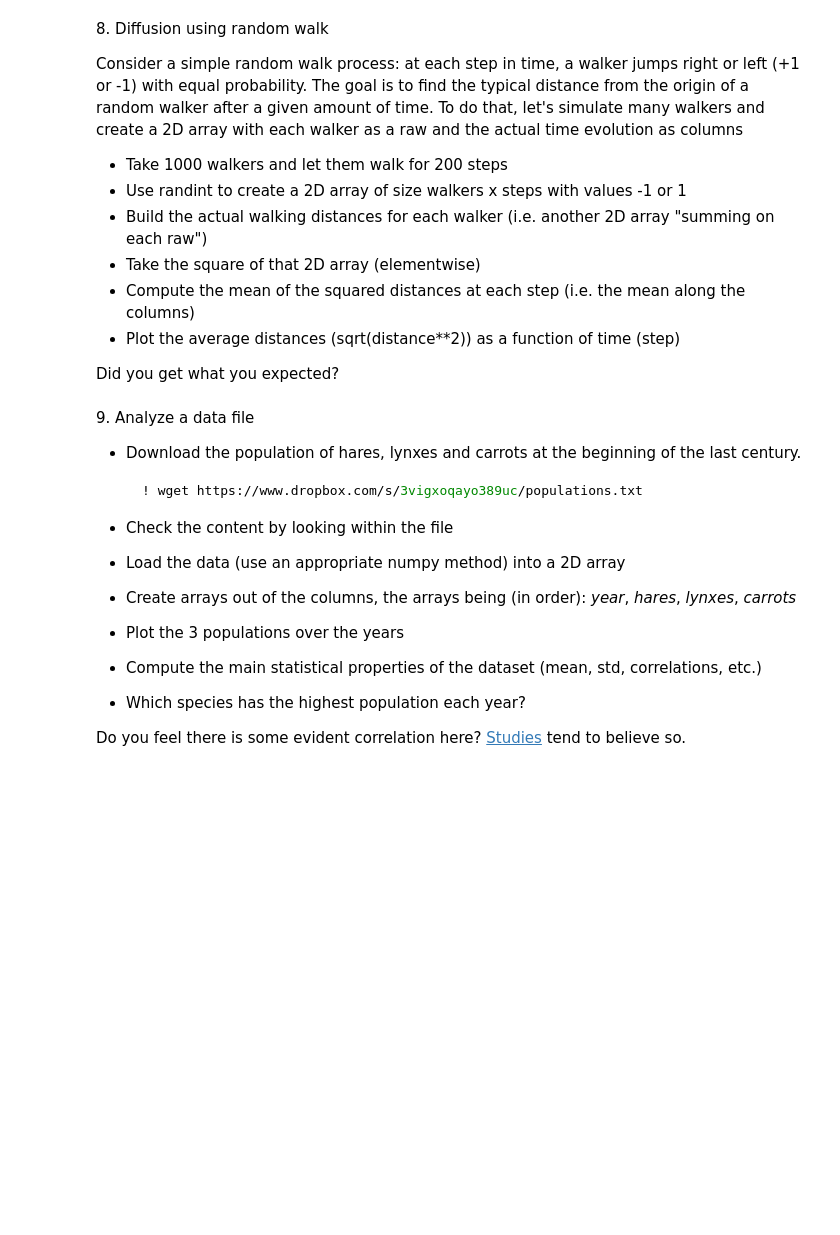
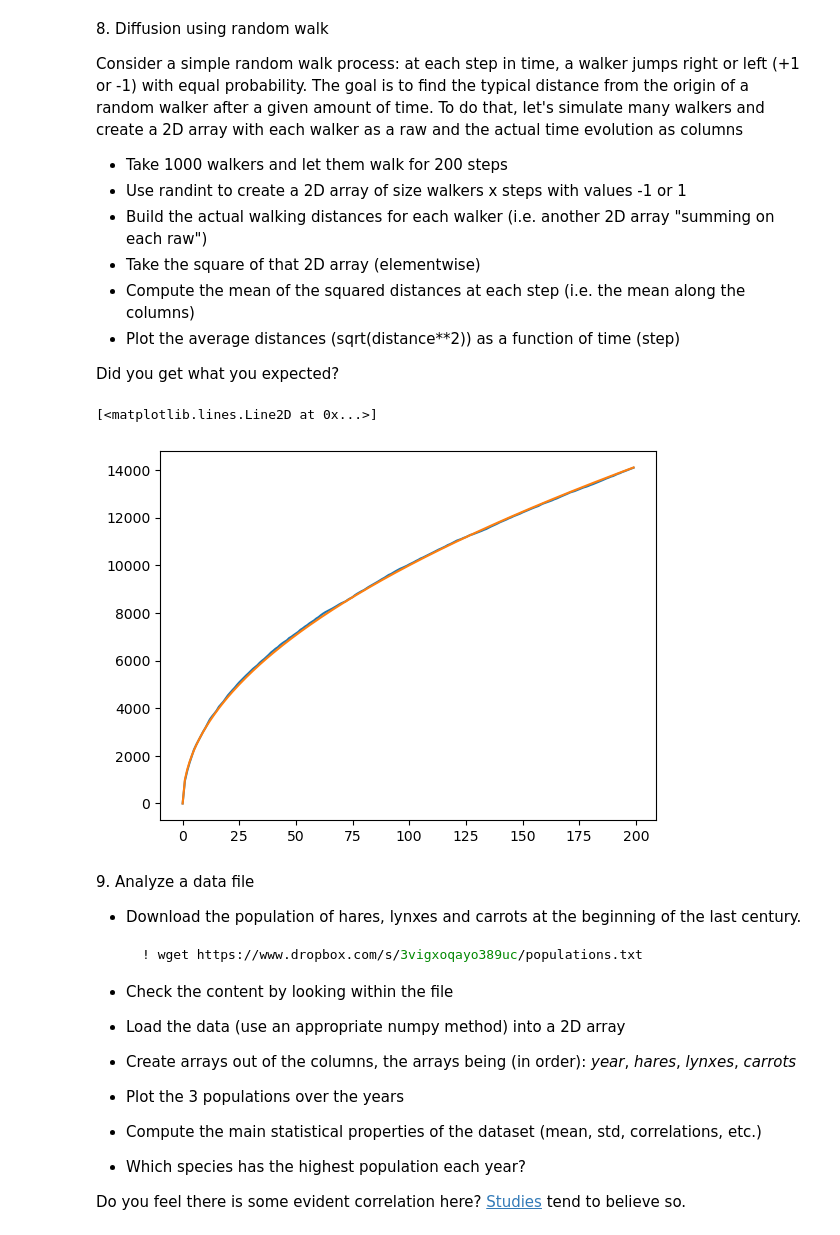
Before and after one commit to LeoPi314/LaboratoryOfComputationalPhysics_Y7, a Jupyter notebook: 04ex_Numpy.ipynb, the cells around one changed output. Drawn from its saved outputs; the diff is of its cells as text; code cells hidden in the pictures; blank space fills up the shorter version.

```diff
--- a/04ex_Numpy.ipynb
+++ b/04ex_Numpy.ipynb
@@ -214,6 +282,27 @@ To do that, let's simulate many walkers and create a 2D array with each walker a
   * Plot the average distances (sqrt(distance\*\*2)) as a function of time (step)
 
 Did you get what you expected?
+# %%
+import numpy.random as npr
+# step 1
+walkers = 1000
+steps = 200
+# step 2
+walkerXsteps = npr.randint( -1, 1, size=( walkers, steps ) )
+# step 3
+distances = np.sum(walkerXsteps, axis=1)
+# step 4
+square_distances = distances * distances
+# step 5
+mean_distances = np.array( [ np.sqrt( np.sum( np.power( np.sum( walkerXsteps, axis = 1, where=np.array([ [ False if ( j >= i ) else True for k in range( walkerXsteps.shape[ 1 ] )  ] for j in range( walkerXsteps.shape[ 0 ] ) ] ) ) , 2 ) ) ) for i in range( walkerXsteps.shape[ 1 ] ) ] )
+# step 6
+import matplotlib.pyplot as plt
+plt.plot(10*mean_distances)
+plt.plot([walkers * np.sqrt(4.*i*0.5*0.5) for i in range (steps) ])
+#plt.scatter( np.arange(steps) , mean_distances)
+# %% [output]
+[<matplotlib.lines.Line2D at 0x...>]
+[figure, added]
 # %% [markdown]
 9\. Analyze a data file
   * Download the population of hares, lynxes and carrots at the beginning of the last century.
```
Also changed, not shown: parts of 2 cells of this notebook, 1 other file.
